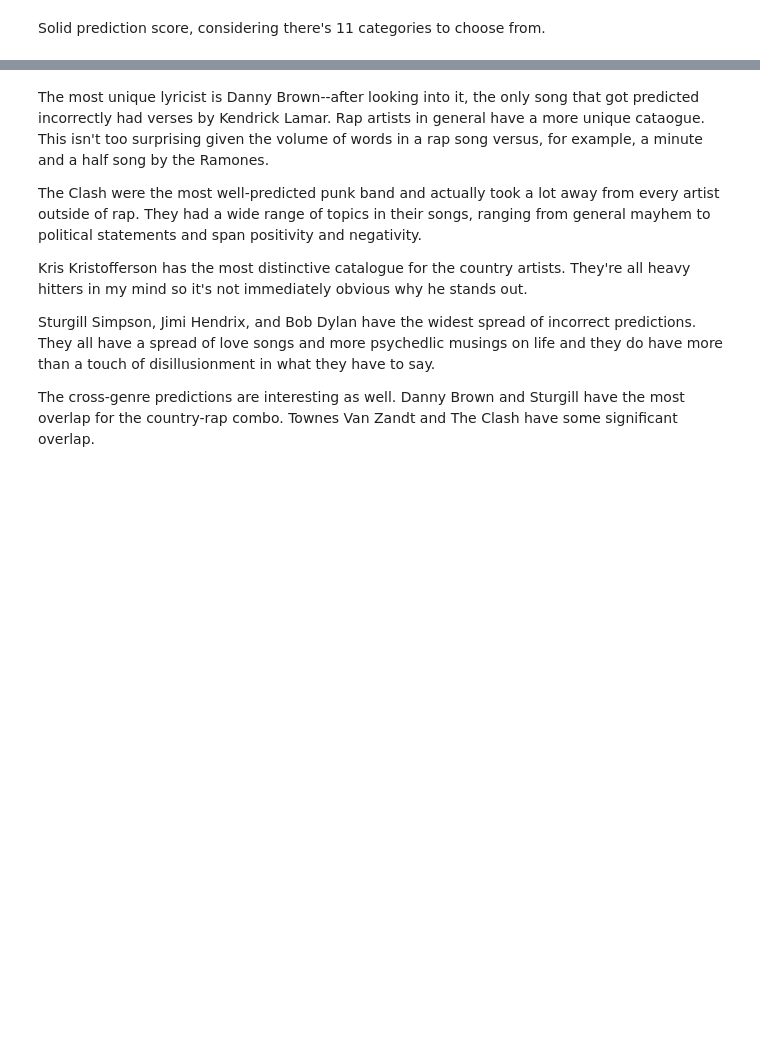
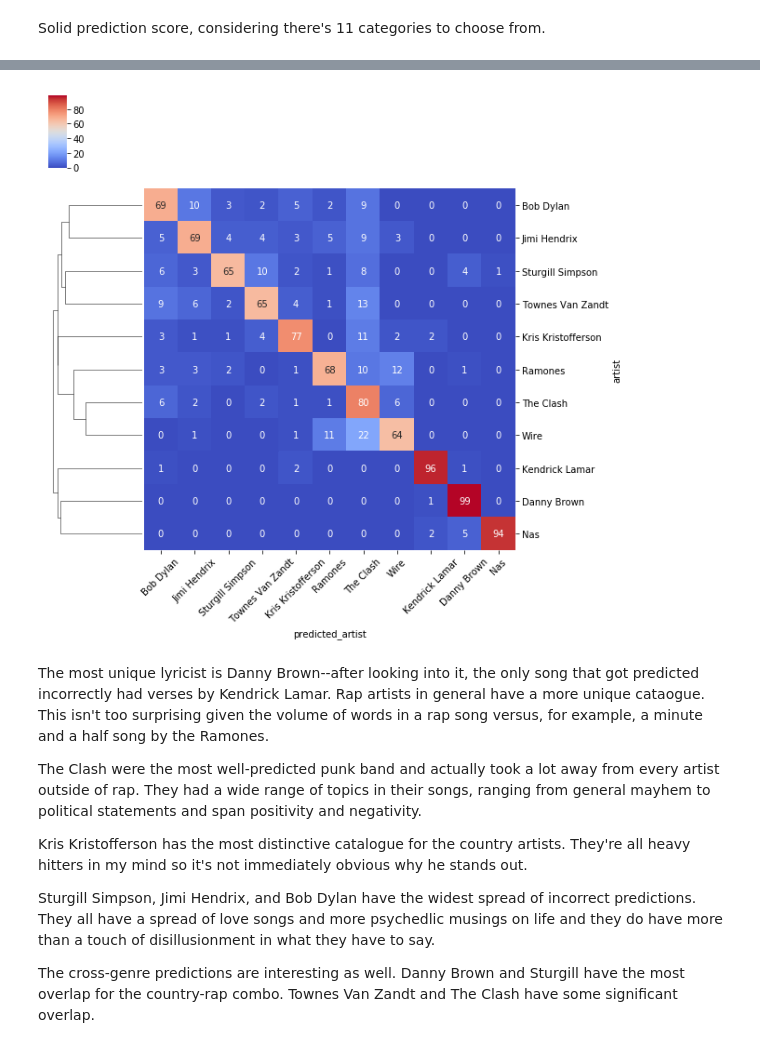
Before and after one commit to George-Mendoza/Natural-Language-Processing, a Jupyter notebook: Natural Language Processing.ipynb, the cells around one changed output, grey strips where cells are left out. Saved outputs shown, nothing was run; the diff lists cells and outputs as text; code cells hidden in the pictures; blank space fills up the shorter version.

```diff
--- a/Natural Language Processing.ipynb
+++ b/Natural Language Processing.ipynb
@@ -355,3 +355,13 @@ plt.show()
+# %%
+info_avg1 = info_avg[['Bob Dylan', 'Jimi Hendrix', 'Sturgill Simpson', 'Townes Van Zandt',
+                             'Kris Kristofferson', 'Ramones', 'The Clash', 'Wire', 'Kendrick Lamar',
+                             'Danny Brown', 'Nas']]
+# %%
+cluster = sns.clustermap(info_avg1, cmap='coolwarm', annot=True, col_cluster=False, figsize=(9, 9), metric='correlation')
+plt.setp(cluster.ax_heatmap.xaxis.get_majorticklabels(), rotation=45)
+plt.show()
+# %% [output]
+[figure, added]
 # %% [markdown]
 The most unique lyricist is Danny Brown--after looking into it, the only song that got predicted incorrectly had verses by Kendrick Lamar. Rap artists in general have a more unique cataogue. This isn't too surprising given the volume of words in a rap song versus, for example, a minute and a half song by the Ramones.
 
```
Also changed, not shown: parts of 10 cells of this notebook.
